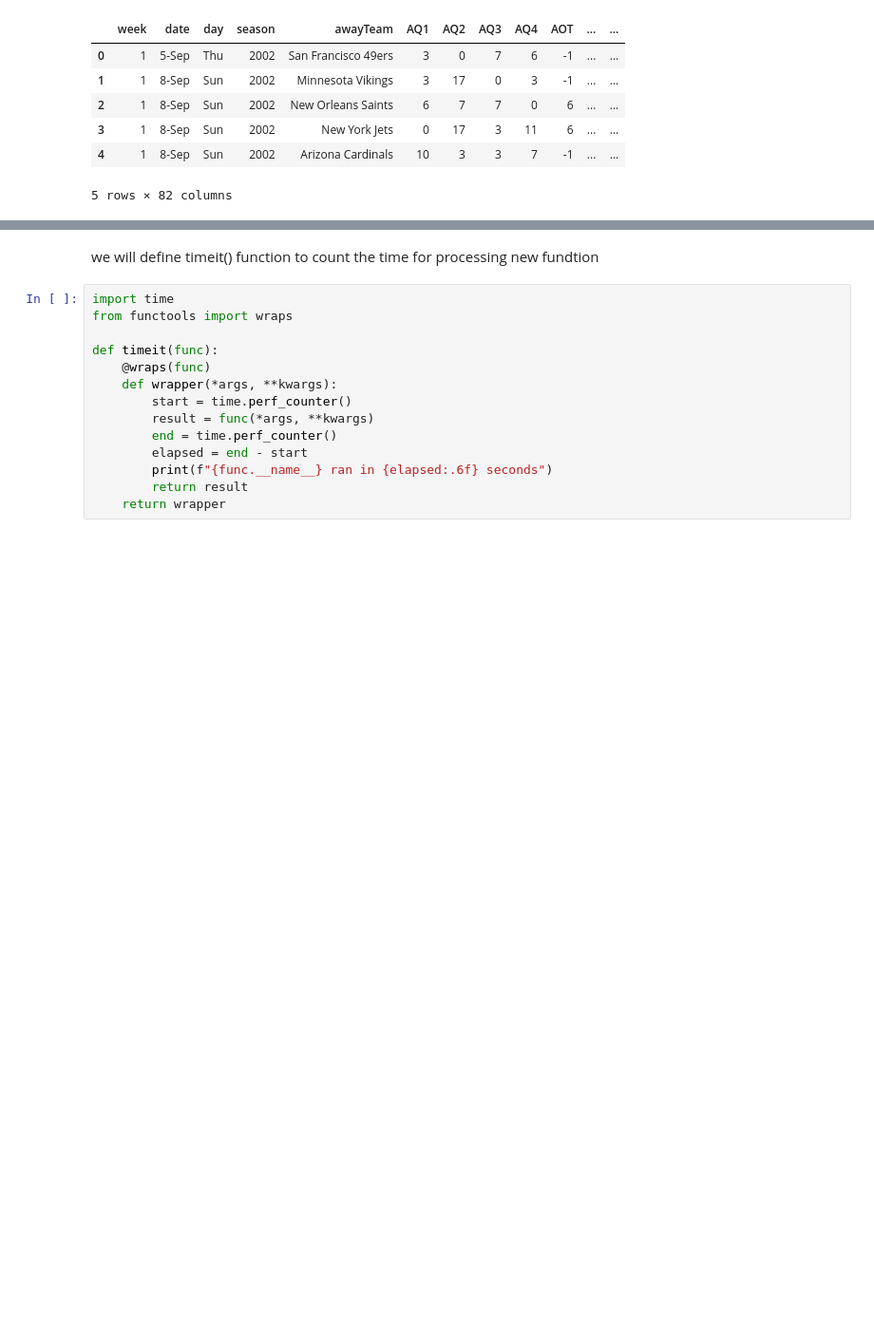
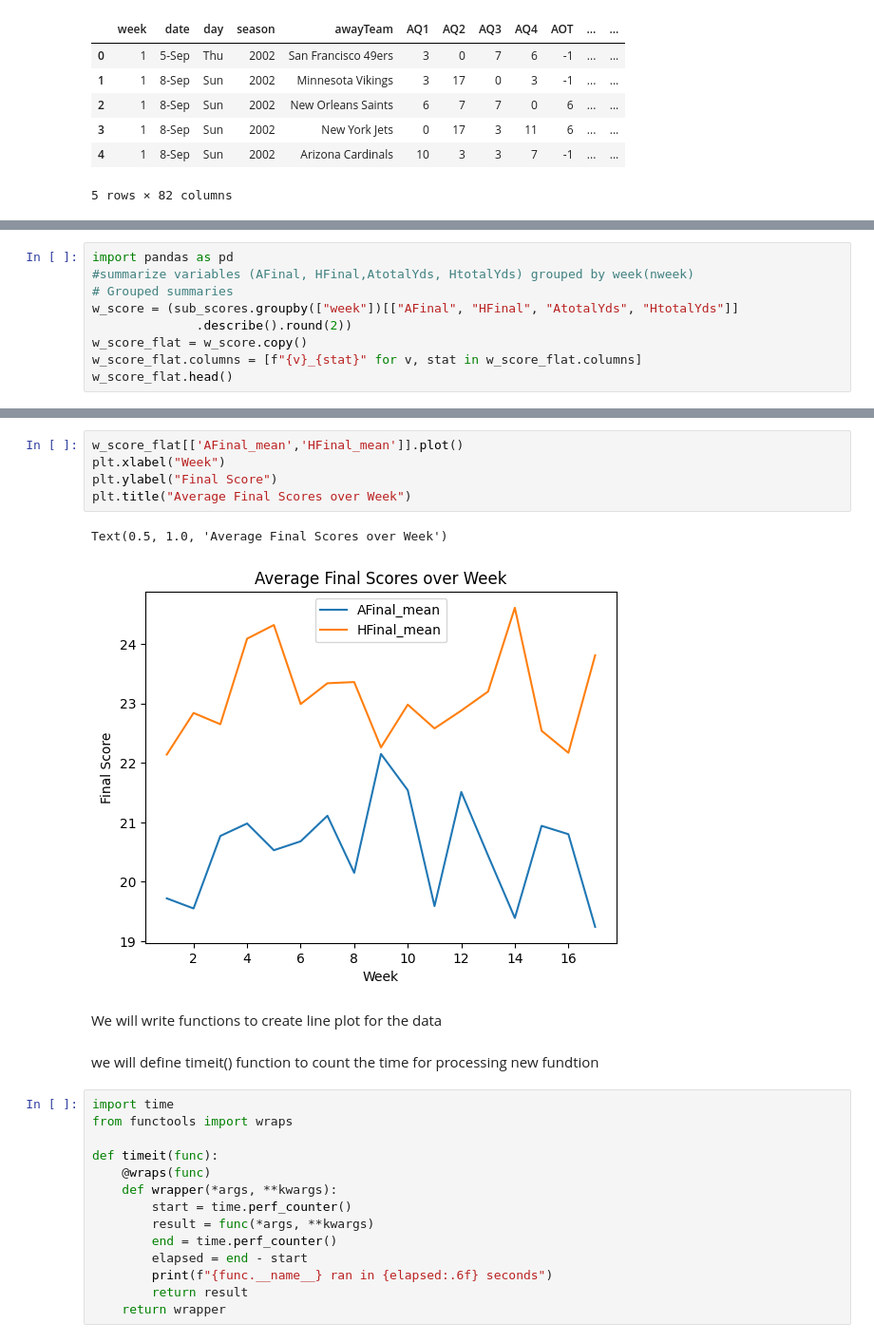
Before and after one commit to hzhoujoy/HW4_ST554, a Jupyter notebook: HW4_JoyZhou.ipynb, the cells around one changed output, grey strips where cells are left out. Shown at 95% size. Drawn from its saved outputs; the diff is of its cells as text; blank space fills up the shorter version.

```diff
--- a/HW4_JoyZhou.ipynb
+++ b/HW4_JoyZhou.ipynb
@@ -502,0 +560,9 @@ Next, we will summarize some of the variables (AFianl, HFinal,AtotalYds, HtotalY
+# %%
+import pandas as pd
+#summarize variables (AFinal, HFinal,AtotalYds, HtotalYds) grouped by week(nweek)
+# Grouped summaries
+w_score = (sub_scores.groupby(["week"])[["AFinal", "HFinal", "AtotalYds", "HtotalYds"]]
+              .describe().round(2))
+w_score_flat = w_score.copy()
+w_score_flat.columns = [f"{v}_{stat}" for v, stat in w_score_flat.columns]
+w_score_flat.head()
@@ -503,3 +578,13 @@ Next, we will summarize some of the variables (AFianl, HFinal,AtotalYds, HtotalY
+# %%
+w_score_flat[['AFinal_mean','HFinal_mean']].plot()
+plt.xlabel("Week")
+plt.ylabel("Final Score")
+plt.title("Average Final Scores over Week")
+# %% [output]
+Text(0.5, 1.0, 'Average Final Scores over Week')
+[figure, added]
+# %% [markdown]
+We will write functions to create line plot for the data
 # %% [markdown]
 we will define timeit() function to count the time for processing new fundtion
 # %%
```
Also changed, not shown: parts of 10 cells of this notebook.
